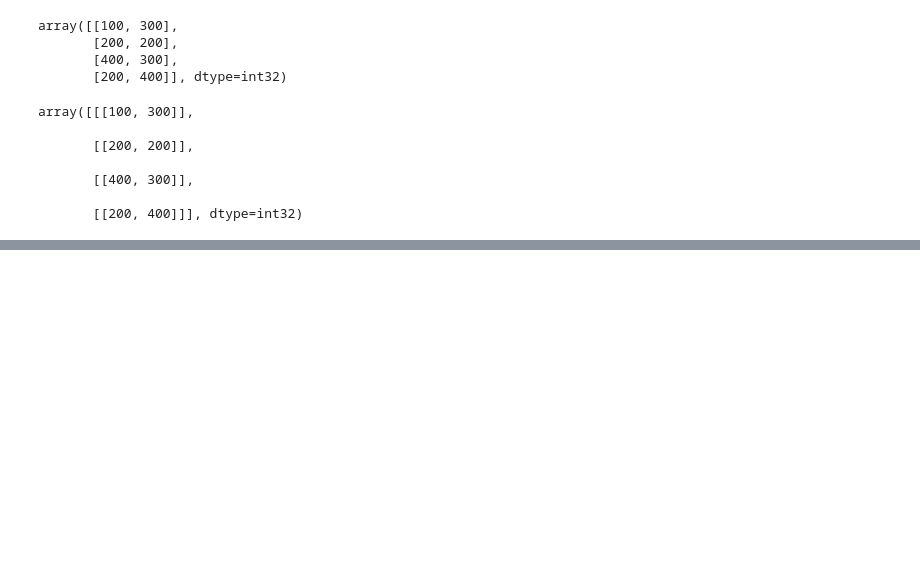
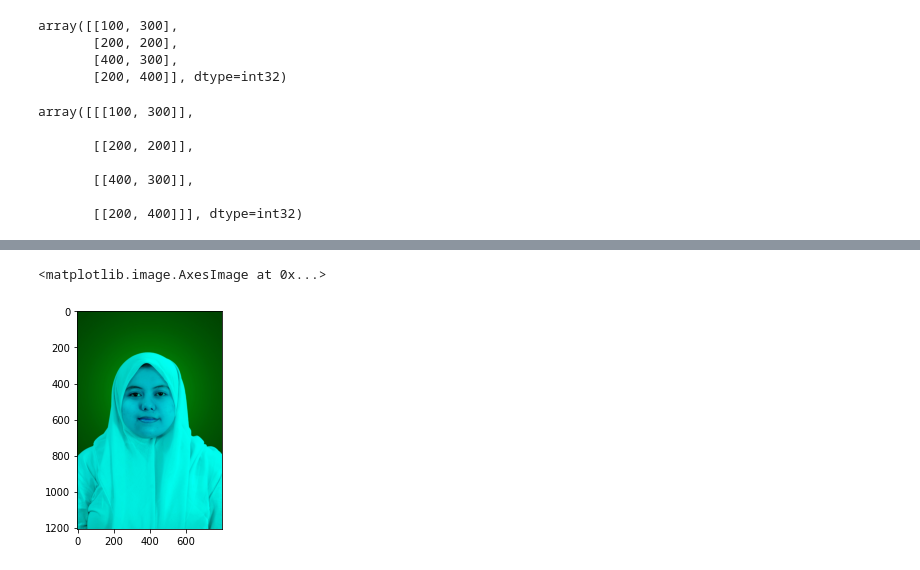
Before and after one commit to AmelliaKurniaty/PCVK_GENAP_2021, a Jupyter notebook: Modul2.ipynb, the cells around one changed output, grey strips where cells are left out. Saved outputs shown, nothing was run; the diff lists cells and outputs as text; code cells hidden in the pictures; blank space fills up the shorter version.

```diff
--- a/Modul2.ipynb
+++ b/Modul2.ipynb
@@ -114,0 +125,7 @@ array([[[100, 300]],
+# %%
+img_gb = img
+img_gb[:,:,0] = 0
+plt.imshow(img_gb)
+# %% [output]
+<matplotlib.image.AxesImage at 0x...>
+[figure, added]
```
Also changed, not shown: parts of 4 cells of this notebook.
